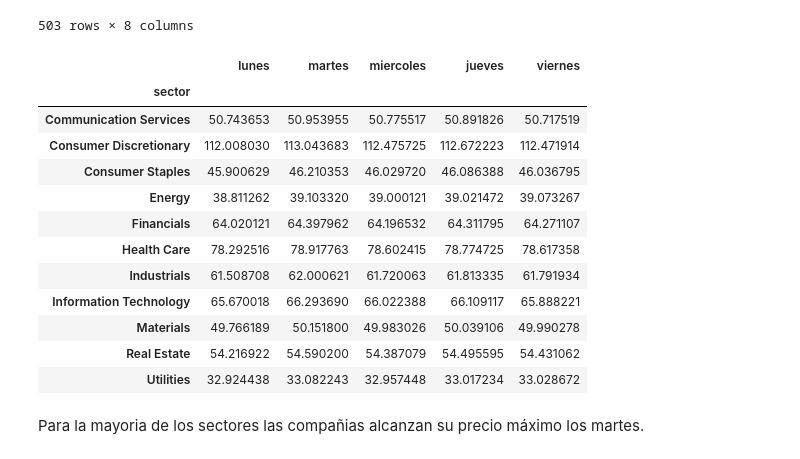
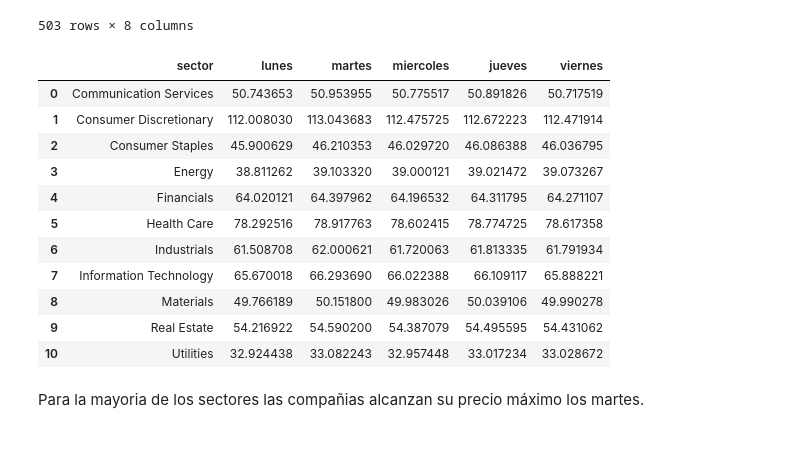
Before and after one commit to jospinoponce/AnalisisDeMercadoSP500, a Jupyter notebook: Notebooks/2.EDA_report.ipynb, the cells around one changed output. Saved outputs shown, nothing was run; the diff lists cells and outputs as text; code cells hidden in the pictures.

```diff
--- a/Notebooks/2.EDA_report.ipynb
+++ b/Notebooks/2.EDA_report.ipynb
@@ -35,21 +35,21 @@ df_day
 df_day.columns=['sym','name','sector','lunes','martes','miercoles','jueves','viernes']
 # %%
 # Se agrupa por sector
-df_day.groupby(df_day['sector'])[df_day.columns].mean()
+df_day=df_day.groupby(df_day['sector'])[df_day.columns].mean().reset_index()
+df_day
 # %% [output]
-|  | lunes | martes | miercoles | jueves | viernes |
-| sector |  |  |  |  |  |
-| Communication Services | 50.743653 | 50.953955 | 50.775517 | 50.891826 | 50.717519 |
-| Consumer Discretionary | 112.008030 | 113.043683 | 112.475725 | 112.672223 | 112.471914 |
-| Consumer Staples | 45.900629 | 46.210353 | 46.029720 | 46.086388 | 46.036795 |
-| Energy | 38.811262 | 39.103320 | 39.000121 | 39.021472 | 39.073267 |
-| Financials | 64.020121 | 64.397962 | 64.196532 | 64.311795 | 64.271107 |
-| Health Care | 78.292516 | 78.917763 | 78.602415 | 78.774725 | 78.617358 |
-| Industrials | 61.508708 | 62.000621 | 61.720063 | 61.813335 | 61.791934 |
-| Information Technology | 65.670018 | 66.293690 | 66.022388 | 66.109117 | 65.888221 |
-| Materials | 49.766189 | 50.151800 | 49.983026 | 50.039106 | 49.990278 |
-| Real Estate | 54.216922 | 54.590200 | 54.387079 | 54.495595 | 54.431062 |
-| Utilities | 32.924438 | 33.082243 | 32.957448 | 33.017234 | 33.028672 |
+|  | sector | lunes | martes | miercoles | jueves | viernes |
+| 0 | Communication Services | 50.743653 | 50.953955 | 50.775517 | 50.891826 | 50.717519 |
+| 1 | Consumer Discretionary | 112.008030 | 113.043683 | 112.475725 | 112.672223 | 112.471914 |
+| 2 | Consumer Staples | 45.900629 | 46.210353 | 46.029720 | 46.086388 | 46.036795 |
+| 3 | Energy | 38.811262 | 39.103320 | 39.000121 | 39.021472 | 39.073267 |
+| 4 | Financials | 64.020121 | 64.397962 | 64.196532 | 64.311795 | 64.271107 |
+| 5 | Health Care | 78.292516 | 78.917763 | 78.602415 | 78.774725 | 78.617358 |
+| 6 | Industrials | 61.508708 | 62.000621 | 61.720063 | 61.813335 | 61.791934 |
+| 7 | Information Technology | 65.670018 | 66.293690 | 66.022388 | 66.109117 | 65.888221 |
+| 8 | Materials | 49.766189 | 50.151800 | 49.983026 | 50.039106 | 49.990278 |
+| 9 | Real Estate | 54.216922 | 54.590200 | 54.387079 | 54.495595 | 54.431062 |
+| 10 | Utilities | 32.924438 | 33.082243 | 32.957448 | 33.017234 | 33.028672 |
 # %% [markdown]
 Para la mayoria de los sectores las compañias alcanzan su precio máximo los martes.
 # %%
```
Also changed, not shown: parts of 6 cells of this notebook, 1 other file.
